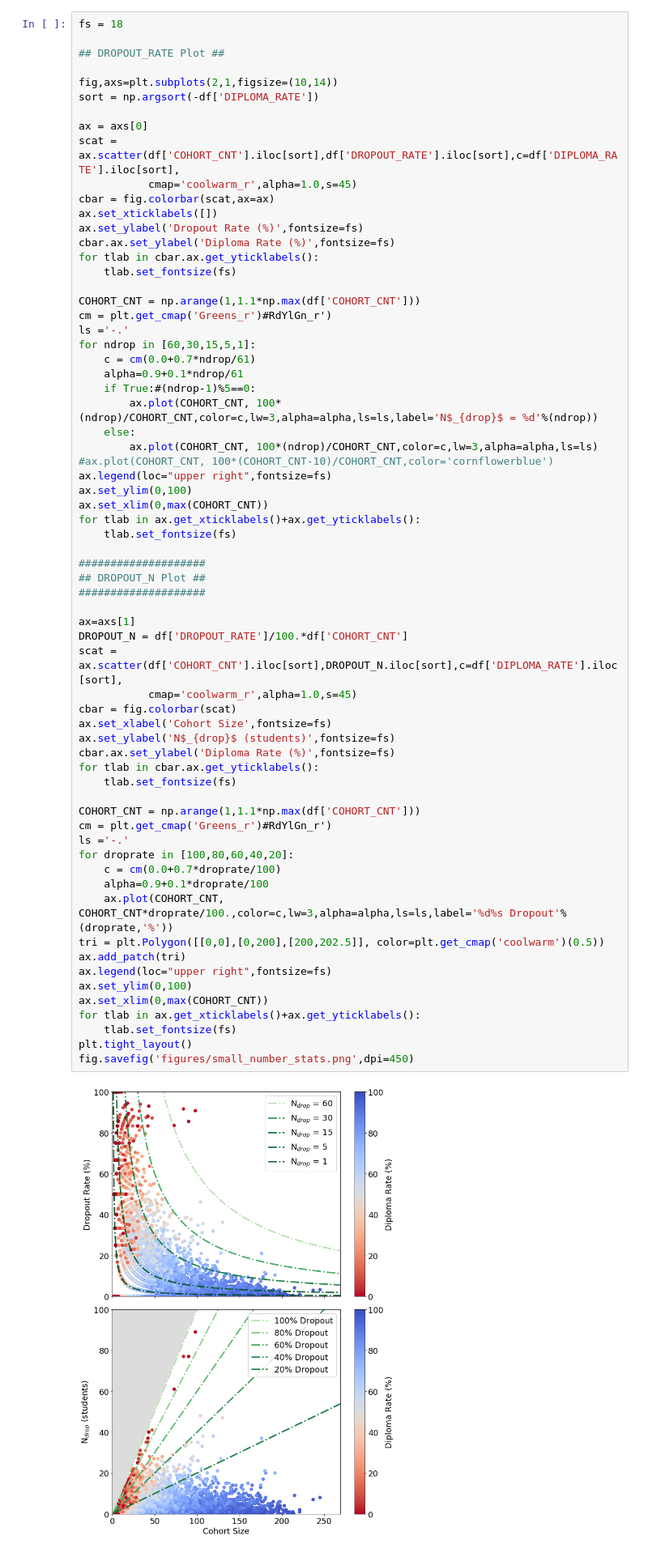
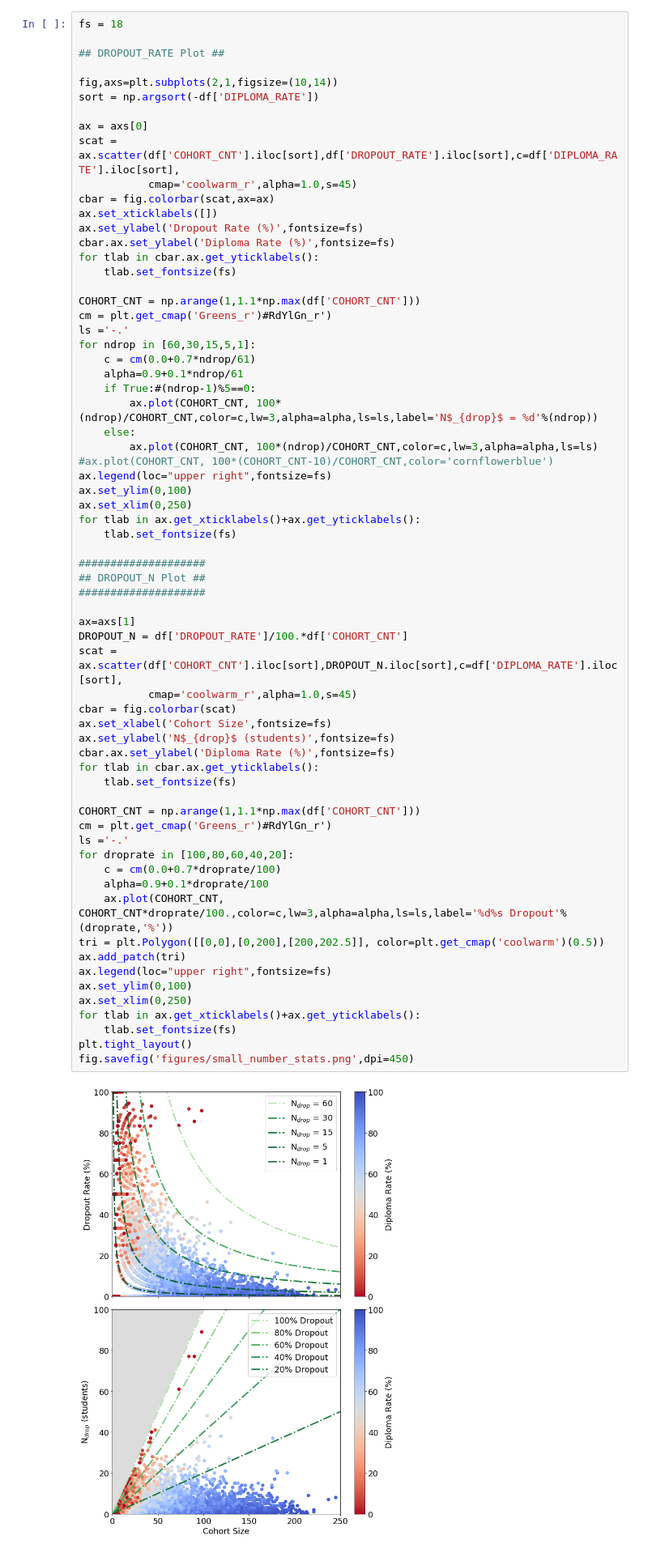
Before and after one commit to andytaylor823/CS-4774-Final-Project, a Jupyter notebook: Sandbox.ipynb, the cells around one changed output. Shown at 81% size. Drawn from its saved outputs; the diff is of its cells as text.

```diff
--- a/Sandbox.ipynb
+++ b/Sandbox.ipynb
@@ -160,7 +160,7 @@ for ndrop in [60,30,15,5,1]:
 #ax.plot(COHORT_CNT, 100*(COHORT_CNT-10)/COHORT_CNT,color='cornflowerblue')
 ax.legend(loc="upper right",fontsize=fs)
 ax.set_ylim(0,100)
-ax.set_xlim(0,max(COHORT_CNT))
+ax.set_xlim(0,250)
 for tlab in ax.get_xticklabels()+ax.get_yticklabels():
     tlab.set_fontsize(fs)
 
@@ -168,35 +168,35 @@ for tlab in ax.get_xticklabels()+ax.get_yticklabels():
 ## DROPOUT_N Plot ##
 ####################
 
 ax=axs[1]
 DROPOUT_N = df['DROPOUT_RATE']/100.*df['COHORT_CNT']
 scat = ax.scatter(df['COHORT_CNT'].iloc[sort],DROPOUT_N.iloc[sort],c=df['DIPLOMA_RATE'].iloc[sort],
            cmap='coolwarm_r',alpha=1.0,s=45)
 cbar = fig.colorbar(scat)
 ax.set_xlabel('Cohort Size',fontsize=fs)
 ax.set_ylabel('N$_{drop}$ (students)',fontsize=fs)
 cbar.ax.set_ylabel('Diploma Rate (%)',fontsize=fs)
 for tlab in cbar.ax.get_yticklabels():
     tlab.set_fontsize(fs)
 
 COHORT_CNT = np.arange(1,1.1*np.max(df['COHORT_CNT']))
 cm = plt.get_cmap('Greens_r')#RdYlGn_r')
 ls ='-.'
 for droprate in [100,80,60,40,20]:
     c = cm(0.0+0.7*droprate/100)
     alpha=0.9+0.1*droprate/100
     ax.plot(COHORT_CNT, COHORT_CNT*droprate/100.,color=c,lw=3,alpha=alpha,ls=ls,label='%d%s Dropout'%(droprate,'%'))
 tri = plt.Polygon([[0,0],[0,200],[200,202.5]], color=plt.get_cmap('coolwarm')(0.5))
 ax.add_patch(tri)
 ax.legend(loc="upper right",fontsize=fs)
 ax.set_ylim(0,100)
-ax.set_xlim(0,max(COHORT_CNT))
+ax.set_xlim(0,250)
 for tlab in ax.get_xticklabels()+ax.get_yticklabels():
     tlab.set_fontsize(fs)
 plt.tight_layout()
 fig.savefig('figures/small_number_stats.png',dpi=450)
 # %% [output]
-[figure, old version]
+[figure, new version]
 # %%
 def normalize_rates(df,count_thresh=150,p=50):
     use = df['COHORT_CNT']>count_thresh
```
Also changed, not shown: 7 other files.
